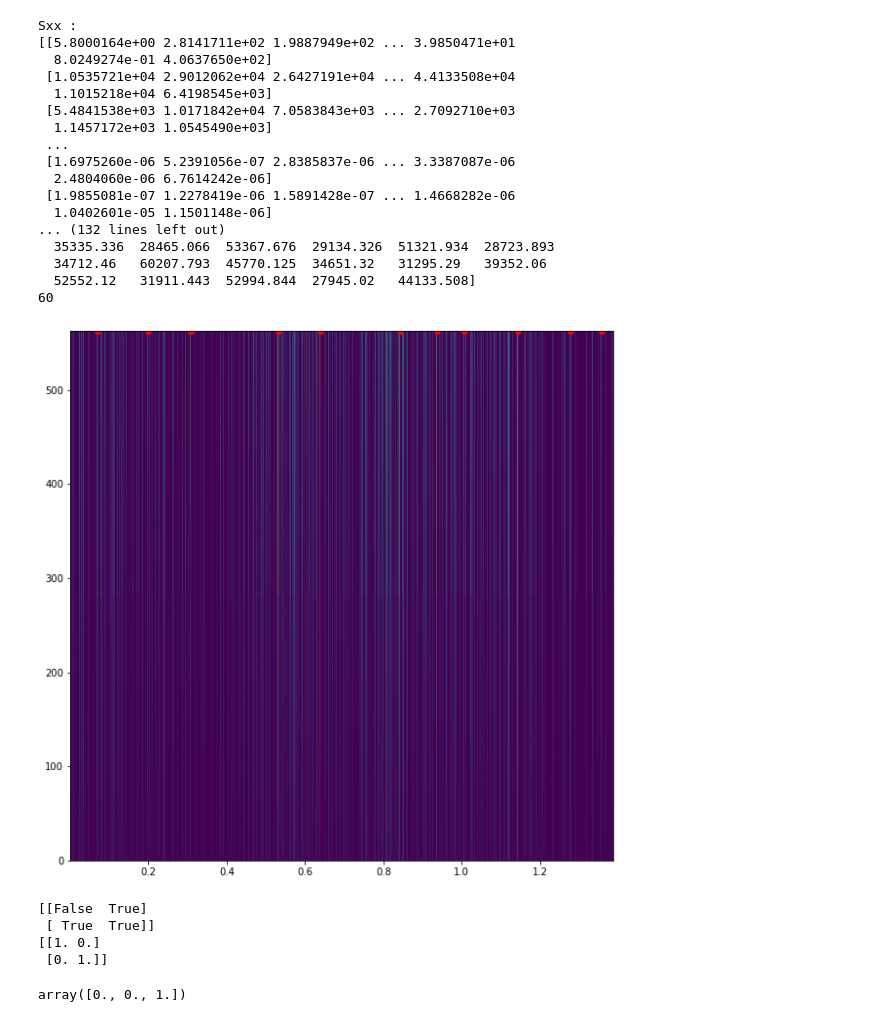
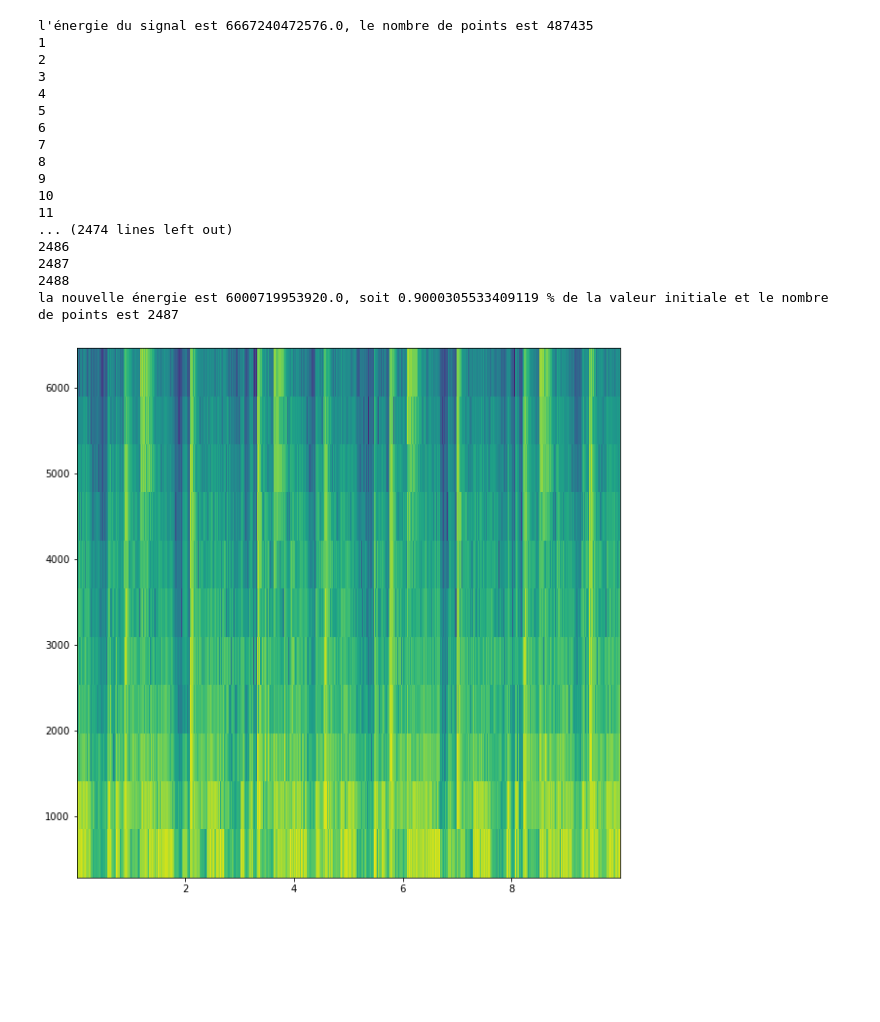
Before and after one commit to KilianPrvst/Projet_TDS, a Jupyter notebook: cr.ipynb, the cells around one changed output. Cells and saved outputs as stored; diff of their text form; code cells hidden in the pictures; blank space fills up the shorter version.

```diff
--- a/cr.ipynb
+++ b/cr.ipynb
@@ -193,34 +195,35 @@ class Encoding:
 # %%
 # ----------------------------------------------
 # Run the script
 # ----------------------------------------------
 if __name__ == '__main__':
 
-    encoder = Encoding('samples\In The Throes - Asher Fulero.wav',tmin = 0, duration = None)
-    fs, s = read('samples\In The Throes - Asher Fulero.wav')
-    encoder.process(fs, s[800000:900000])
-    encoder.display_spectrogram()
+    encoder = Encoding()
+    fs, s = read('samples\Cash Machine - Anno Domini Beats.wav')
+    encoder.process(fs,s,tmin = 50, duration = 10, delta_t = 0.01)
+    encoder.display_spectrogram(display_anchors=False)
+    #encoder.compare_distance()
     # #encoder.display_spectrogram(display_anchors=True)
-    print(len(encoder.hashes))
+    #print(len(encoder.hashes))
 # %% [output]
-Sxx :
-[[5.8000164e+00 2.8141711e+02 1.9887949e+02 ... 3.9850471e+01
-  8.0249274e-01 4.0637650e+02]
- [1.0535721e+04 2.9012062e+04 2.6427191e+04 ... 4.4133508e+04
-  1.1015218e+04 6.4198545e+03]
- [5.4841538e+03 1.0171842e+04 7.0583843e+03 ... 2.7092710e+03
-  1.1457172e+03 1.0545490e+03]
- ...
- [1.6975260e-06 5.2391056e-07 2.8385837e-06 ... 3.3387087e-06
-  2.4804060e-06 6.7614242e-06]
- [1.9855081e-07 1.2278419e-06 1.5891428e-07 ... 1.4668282e-06
-  1.0402601e-05 1.1501148e-06]
-... (132 lines left out)
-  35335.336  28465.066  53367.676  29134.326  51321.934  28723.893
-  34712.46   60207.793  45770.125  34651.32   31295.29   39352.06
-  52552.12   31911.443  52994.844  27945.02   44133.508]
-60
+l'énergie du signal est 6667240472576.0, le nombre de points est 487435
+1
+2
+3
+4
+5
+6
+7
+8
+9
+10
+11
+... (2474 lines left out)
+2486
+2487
+2488
+la nouvelle énergie est 6000719953920.0, soit 0.9000305533409119 % de la valeur initiale et le nombre de points est 2487
-[figure, old version]
+[figure, new version]
 # %%
 # ----------------------------------------------------------------------------
 # Compares two set of hashes in order to determine if two audio files match
@@ -329,15 +332,3 @@ class Matching:
         """
 
         # Insert code here
-# %%
-indices = np.array([[0,1],[1,1]],dtype=bool)
-print(indices)
-test = np.identity(2)
-print(test)
-test[indices]
-# %% [output]
-[[False  True]
- [ True  True]]
-[[1. 0.]
- [0. 1.]]
-array([0., 0., 1.])
```
Also changed, not shown: parts of 3 cells of this notebook, 3 other files.
